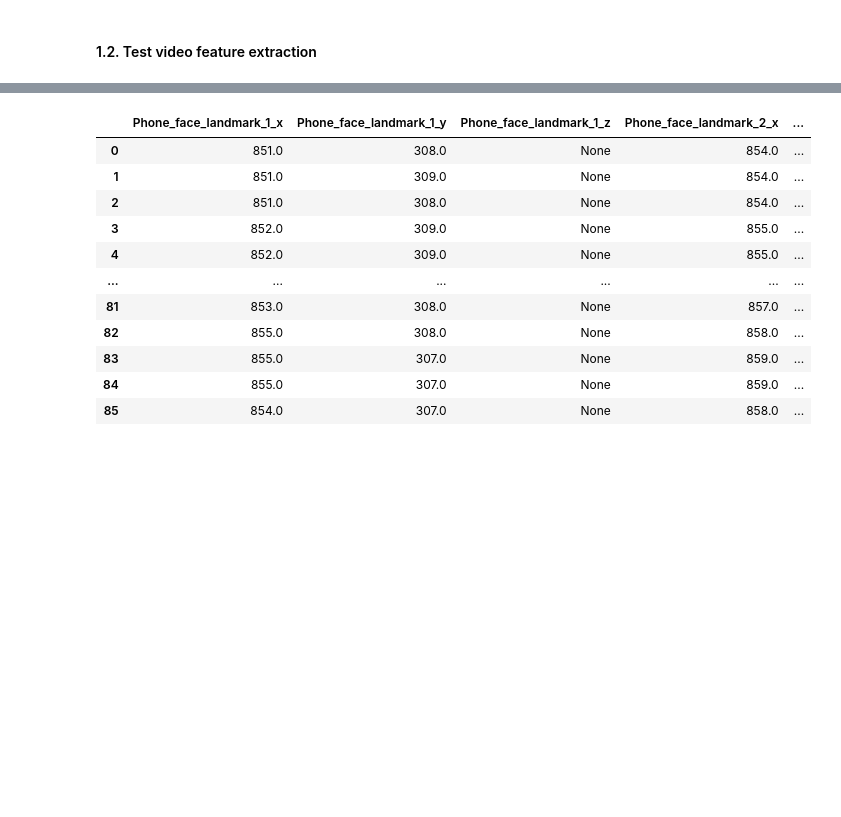
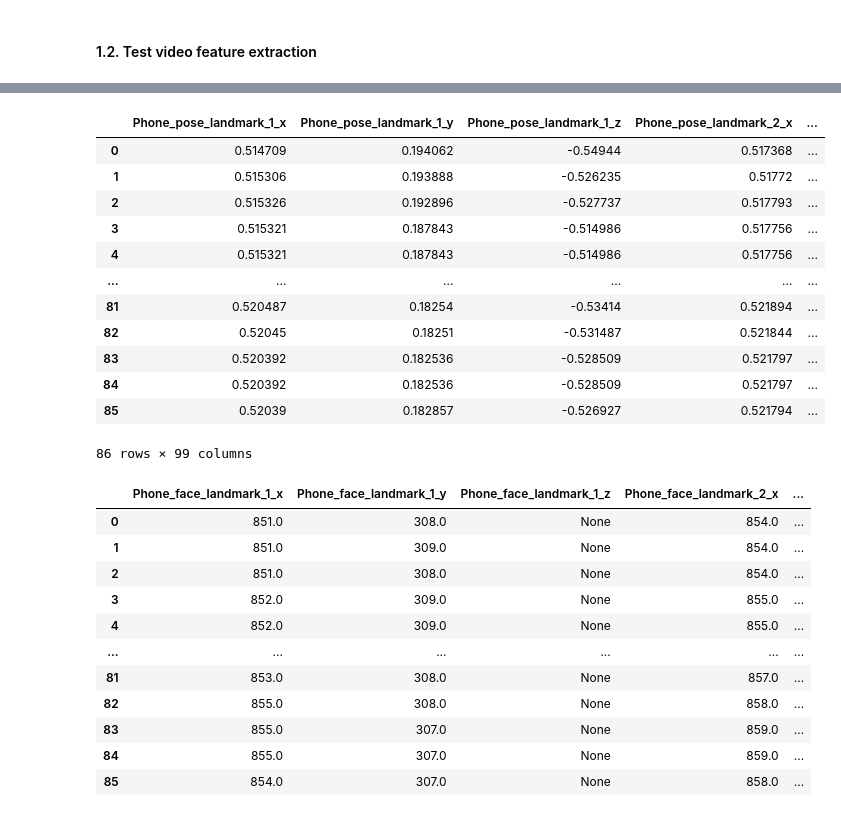
Before and after one commit to suvimh/vocal_data_feature_extraction, a Jupyter notebook: feature_extraction.ipynb, the cells around one changed output, grey strips where cells are left out. Saved outputs shown, nothing was run; the diff lists cells and outputs as text; code cells hidden in the pictures; blank space fills up the shorter version.

```diff
--- a/feature_extraction.ipynb
+++ b/feature_extraction.ipynb
@@ -49,4 +49,8 @@ mic_feature_length
 86
 # %% [markdown]
 #### 1.2. Test video feature extraction
+# %%
+# testing getting mediapipe landmark pose per frame
+TEST_PHONE_VIDEO_FILE_PATH = 'media/test_phone_video.mp4'
+TEST_COMPUTER_VIDEO_FILE_PATH = 'media/test_computer_video.mp4'
 # %%
@@ -80,0 +82,4 @@ pose_landmarks
+# %%
+computer_pose_landmarks = get_mediapipe_pose_estimation_for_frames(cleaned_time, TEST_COMPUTER_VIDEO_FILE_PATH, source='Phone')
+if len(computer_pose_landmarks) != mic_feature_length:
+    raise ValueError(f"Pose frame number must match audio feature frame length")
@@ -81 +90,17 @@ pose_landmarks
+# %%
+computer_pose_landmarks
+# %% [output]
+|  | Phone_pose_landmark_1_x | Phone_pose_landmark_1_y | Phone_pose_landmark_1_z | Phone_pose_landmark_2_x | ... |
+| 0 | 0.514709 | 0.194062 | -0.54944 | 0.517368 | ... |
+| 1 | 0.515306 | 0.193888 | -0.526235 | 0.51772 | ... |
+| 2 | 0.515326 | 0.192896 | -0.527737 | 0.517793 | ... |
+| 3 | 0.515321 | 0.187843 | -0.514986 | 0.517756 | ... |
+| 4 | 0.515321 | 0.187843 | -0.514986 | 0.517756 | ... |
+| ... | ... | ... | ... | ... | ... |
+| 81 | 0.520487 | 0.18254 | -0.53414 | 0.521894 | ... |
+| 82 | 0.52045 | 0.18251 | -0.531487 | 0.521844 | ... |
+| 83 | 0.520392 | 0.182536 | -0.528509 | 0.521797 | ... |
+| 84 | 0.520392 | 0.182536 | -0.528509 | 0.521797 | ... |
+| 85 | 0.52039 | 0.182857 | -0.526927 | 0.521794 | ... |
+86 rows × 99 columns
 # %%
```
Also changed, not shown: parts of 8 cells of this notebook, 5 other files.
